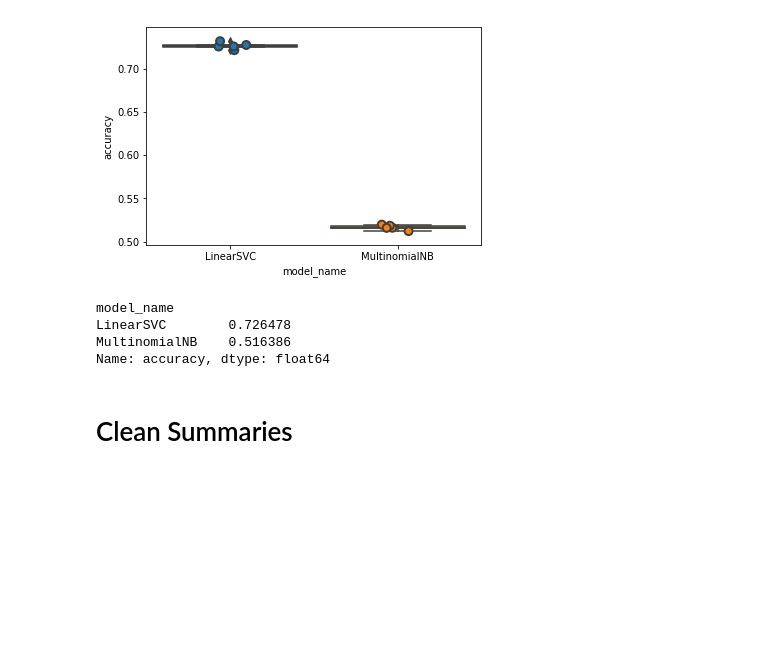
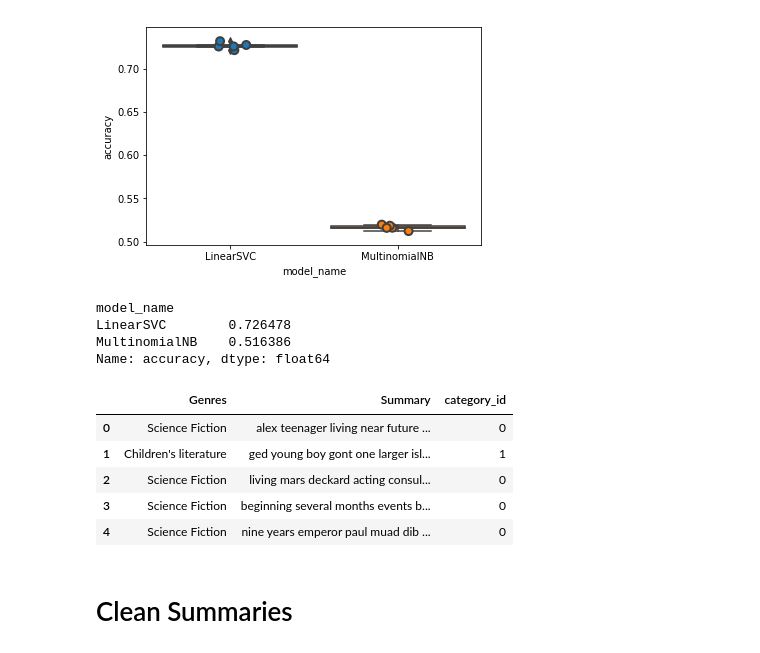
Before and after one commit to malihanan/Book-Genre-Prediction, a Jupyter notebook: final.ipynb, the cells around one changed output. Cells and saved outputs as stored; diff of their text form; code cells hidden in the pictures; blank space fills up the shorter version.

```diff
--- a/final.ipynb
+++ b/final.ipynb
@@ -84,7 +82,8 @@ for book in root.findall('book'):
 
     dataset.append([book.find('title').text,s,book.find('body').text,author,published,pagenum])
 # %%
-df=pd.DataFrame(dataset,columns=['Name','Genres','Summary','Author','Published','PageNum'])
+df=pd.DataFrame(dataset,columns=['Name','Genres','Summary',
+                                 'Author','Published','PageNum'])
 # %%
 df
 # %% [output]
@@ -298,6 +297,26 @@ model_name
 LinearSVC        0.726478
 MultinomialNB    0.516386
 Name: accuracy, dtype: float64
+# %%
+from io import StringIO
+
+col = ['Genres', 'Summary']
+df = df[col]
+df = df[pd.notnull(df['Summary'])]
+df.columns = ['Genres', 'Summary']
+df['category_id'] = df['Genres'].factorize()[0]
+#print(df['category_id'])
+category_id_df = df[['Genres', 'category_id']].drop_duplicates().sort_values('category_id')
+category_to_id = dict(category_id_df.values)
+id_to_category = dict(category_id_df[['category_id', 'Genres']].values)
+df.head()
+# %% [output]
+|  | Genres | Summary | category_id |
+| 0 | Science Fiction | alex teenager living near future ... | 0 |
+| 1 | Children's literature | ged young boy gont one larger isl... | 1 |
+| 2 | Science Fiction | living mars deckard acting consul... | 0 |
+| 3 | Science Fiction | beginning several months events b... | 0 |
+| 4 | Science Fiction | nine years emperor paul muad dib ... | 0 |
 # %% [markdown]
 # Clean Summaries
 # %%
```
Also changed, not shown: parts of 2 cells of this notebook, 9 other files.
